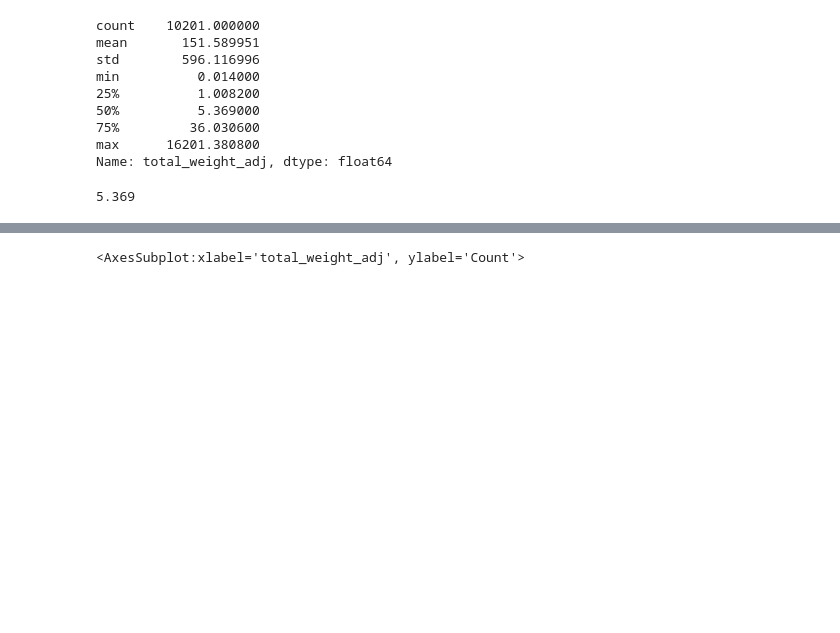
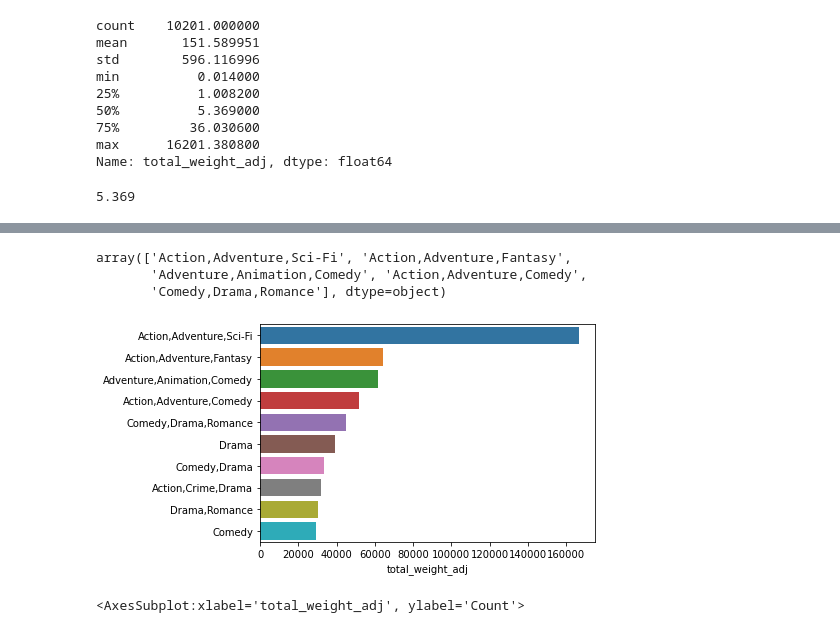
Before and after one commit to brandmend/MovieDataProject, a Jupyter notebook: Movie_Notebook_v1.ipynb, the cells around one changed output, grey strips where cells are left out. Saved outputs shown, nothing was run; the diff lists cells and outputs as text; code cells hidden in the pictures; blank space fills up the shorter version.

```diff
--- a/Movie_Notebook_v1.ipynb
+++ b/Movie_Notebook_v1.ipynb
@@ -1036,4 +1036,4 @@ int_genres['total_weight_adj'].median()
 # %% [output]
 5.369
 # %%
-int_genres.groupby(by='genres').sum().sort_values(by='total_weight_adj',ascending=False)
+int_genres_weight = pd.DataFrame(int_genres.groupby(by='genres').sum().sort_values(by='total_weight_adj',ascending=False))
@@ -1055,3 +1057,13 @@ int_genres.groupby(by='genres').sum().sort_values(by='total_weight_adj',ascendin
+# %%
+int_genres_weight.head(5).index.values
+# %% [output]
+array(['Action,Adventure,Sci-Fi', 'Action,Adventure,Fantasy',
+       'Adventure,Animation,Comedy', 'Action,Adventure,Comedy',
+       'Comedy,Drama,Romance'], dtype=object)
+# %%
+sns.barplot(x=int_genres_weight['total_weight_adj'].head(10),y=int_genres_weight.head(10).index.values,orient='h');
+# %% [output]
+[figure, added]
 # %%
 import seaborn as sns
 # %%
```
Also changed, not shown: parts of 33 cells of this notebook.
